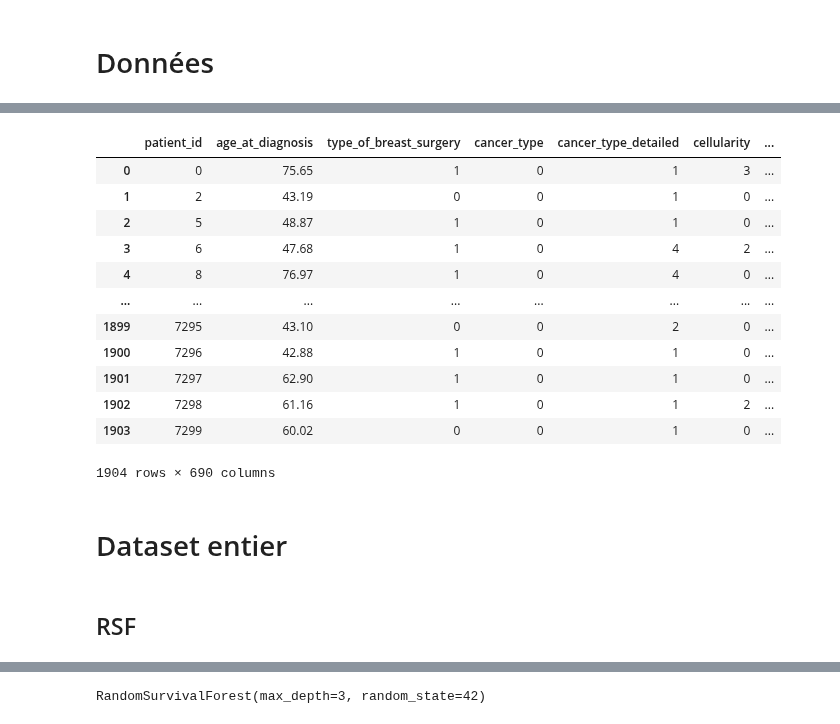
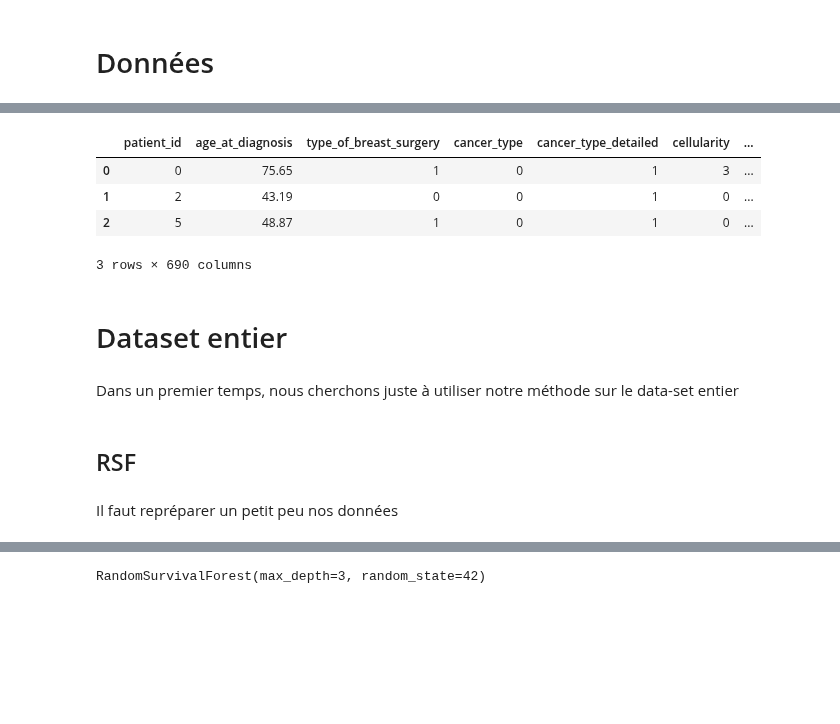
Before and after one commit to Clement-Dn/Surv-ML, a Jupyter notebook: SurvTreeShap_Metabric.ipynb, the cells around one changed output, grey strips where cells are left out. Drawn from its saved outputs; the diff is of its cells as text; code cells hidden in the pictures; blank space fills up the shorter version.

```diff
--- a/SurvTreeShap_Metabric.ipynb
+++ b/SurvTreeShap_Metabric.ipynb
@@ -91,22 +99,18 @@ See the caveats in the documentation: https://pandas.pydata.org/pandas-docs/stab
 # %%
-X = data.drop(columns=["death_from_cancer", "overall_survival_months", "overall_survival"])
-X
+X = data.drop(columns=["death_from_cancer", "overall_survival_months", "overall_survival"]) # on enlève les données de survie de X
+X.head(3)
 # %% [output]
 |  | patient_id | age_at_diagnosis | type_of_breast_surgery | cancer_type | cancer_type_detailed | cellularity | ... |
 | 0 | 0 | 75.65 | 1 | 0 | 1 | 3 | ... |
 | 1 | 2 | 43.19 | 0 | 0 | 1 | 0 | ... |
 | 2 | 5 | 48.87 | 1 | 0 | 1 | 0 | ... |
-| 3 | 6 | 47.68 | 1 | 0 | 4 | 2 | ... |
-| 4 | 8 | 76.97 | 1 | 0 | 4 | 0 | ... |
-| ... | ... | ... | ... | ... | ... | ... | ... |
-| 1899 | 7295 | 43.10 | 0 | 0 | 2 | 0 | ... |
-| 1900 | 7296 | 42.88 | 1 | 0 | 1 | 0 | ... |
-| 1901 | 7297 | 62.90 | 1 | 0 | 1 | 0 | ... |
-| 1902 | 7298 | 61.16 | 1 | 0 | 1 | 2 | ... |
-| 1903 | 7299 | 60.02 | 0 | 0 | 1 | 0 | ... |
-1904 rows × 690 columns
+3 rows × 690 columns
 # %% [markdown]
 # Dataset entier
+# %% [markdown]
+Dans un premier temps, nous cherchons juste à utiliser notre méthode sur le data-set entier
 # %% [markdown]
 ## RSF
+# %% [markdown]
+Il faut repréparer un petit peu nos données
 # %%
```
Also changed, not shown: parts of 55 cells of this notebook, 2 other files.
